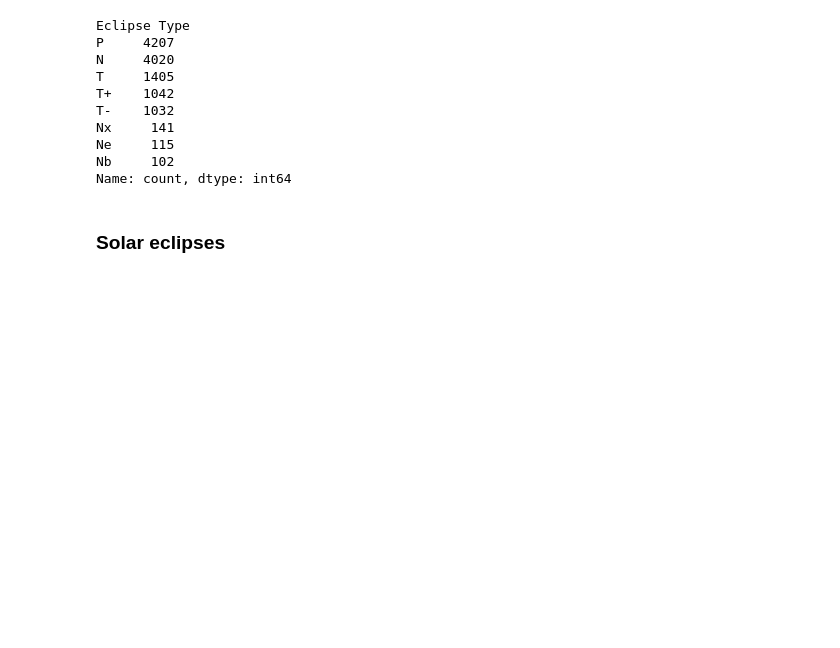
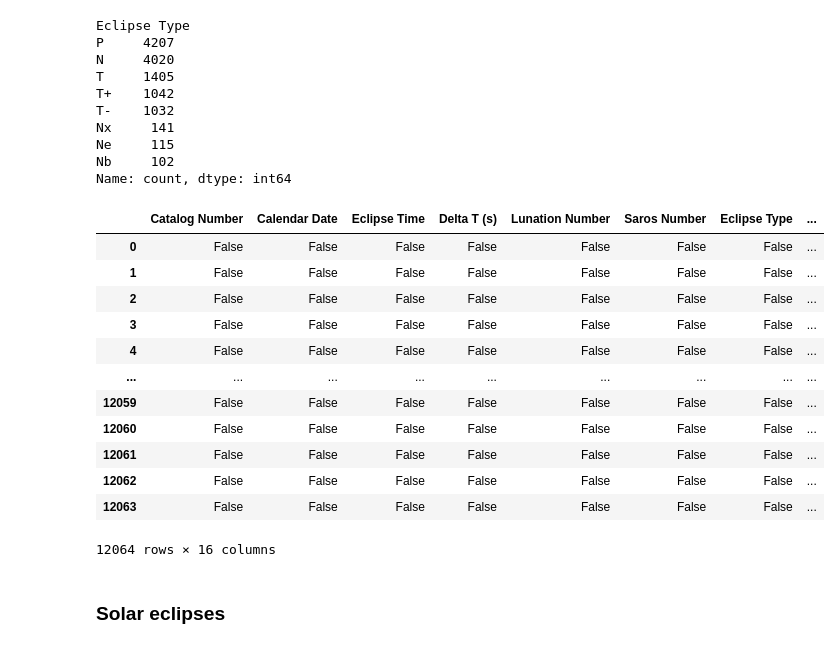
Before and after one commit to rickard-garnau/azure_python_fullstack_lab, a Jupyter notebook: eda/eda.ipynb, the cells around one changed output. Cells and saved outputs as stored; diff of their text form; code cells hidden in the pictures; blank space fills up the shorter version.

```diff
--- a/eda/eda.ipynb
+++ b/eda/eda.ipynb
@@ -88,6 +88,22 @@ Nx     141
 Ne     115
 Nb     102
 Name: count, dtype: int64
+# %%
+df_lunar.isnull()
+# %% [output]
+|  | Catalog Number | Calendar Date | Eclipse Time | Delta T (s) | Lunation Number | Saros Number | Eclipse Type | ... |
+| 0 | False | False | False | False | False | False | False | ... |
+| 1 | False | False | False | False | False | False | False | ... |
+| 2 | False | False | False | False | False | False | False | ... |
+| 3 | False | False | False | False | False | False | False | ... |
+| 4 | False | False | False | False | False | False | False | ... |
+| ... | ... | ... | ... | ... | ... | ... | ... | ... |
+| 12059 | False | False | False | False | False | False | False | ... |
+| 12060 | False | False | False | False | False | False | False | ... |
+| 12061 | False | False | False | False | False | False | False | ... |
+| 12062 | False | False | False | False | False | False | False | ... |
+| 12063 | False | False | False | False | False | False | False | ... |
+12064 rows × 16 columns
 # %% [markdown]
 ### Solar eclipses
 # %%
```
Also changed, not shown: parts of 1 cell of this notebook, 4 other files.
